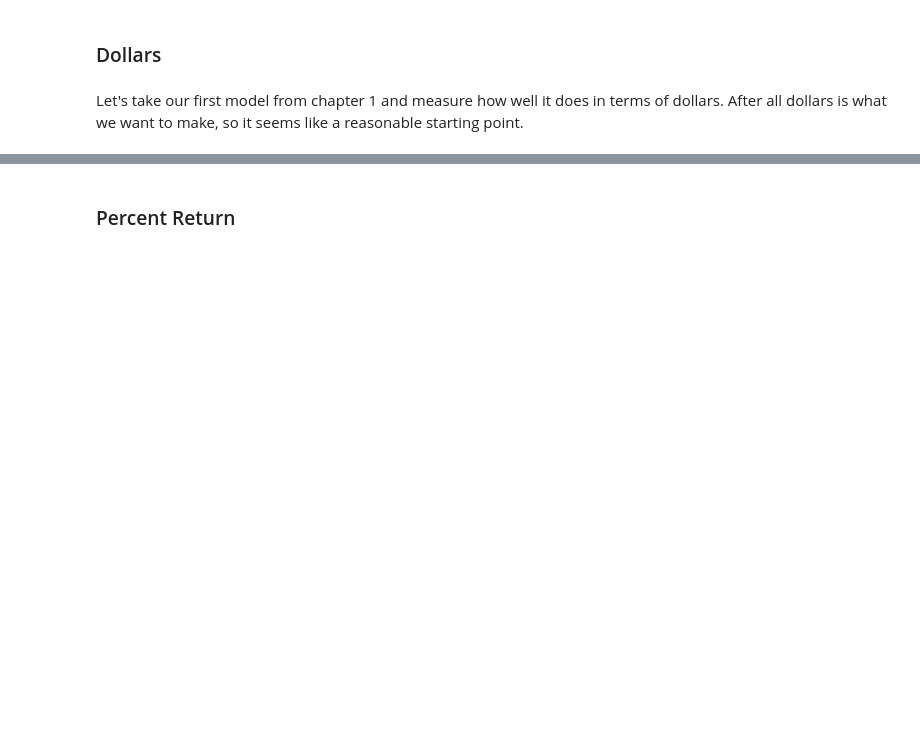
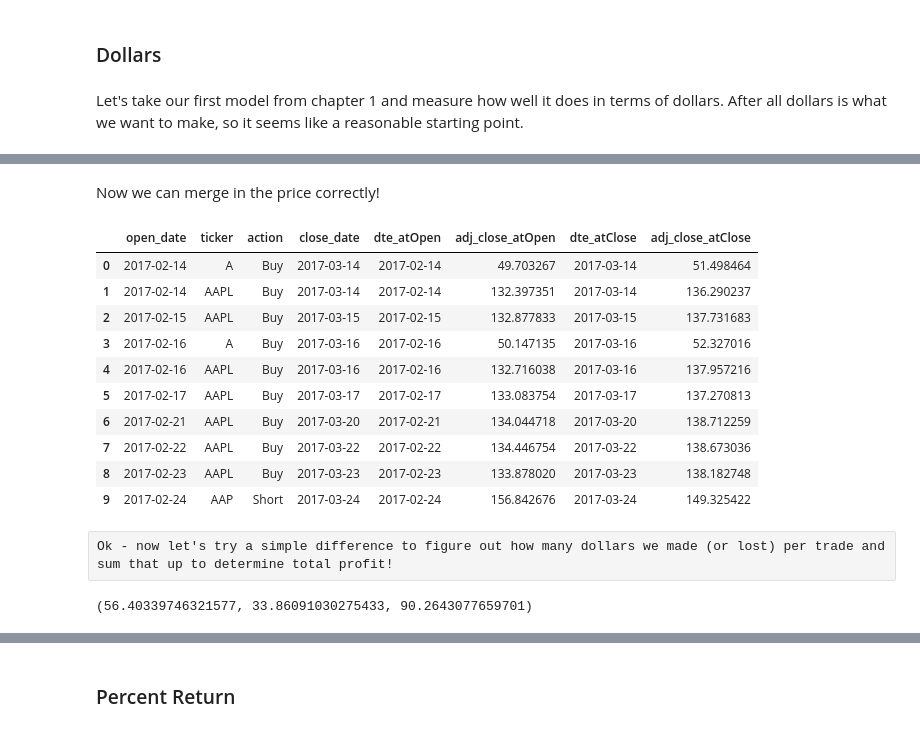
Before and after one commit to Isaac-Flath/trading, a Jupyter notebook: trading/102_BasicTesting.ipynb, the cells around one changed output, grey strips where cells are left out. Drawn from its saved outputs; the diff is of its cells as text; code cells hidden in the pictures; blank space fills up the shorter version.

```diff
--- a/trading/102_BasicTesting.ipynb
+++ b/trading/102_BasicTesting.ipynb
@@ -139,0 +165,46 @@ transactions
+# %%
+def get_next_trading_day(dte,unique_dates):
+    return unique_dates.filter(lambda x: pd.Timestamp(x) >= pd.Timestamp(dte))[0]
+# %%
+f = bind(get_next_trading_day,unique_dates=unique_dates)
+transactions['open_date'] = transactions.open_date.apply(f)
+transactions['close_date'] = transactions.close_date.apply(f)
+# %%
+transactions['open_date'] = pd.to_datetime(transactions.open_date)
+transactions['close_date'] = pd.to_datetime(transactions.close_date)
+# %% [markdown]
+Now we can merge in the price correctly!
+# %%
+transactions = pd.merge(left=transactions,left_on=['open_date','ticker'],
+                         right=df_valid_long,right_on=['dte','ticker'],
+                          how='left')
+transactions = pd.merge(left=transactions,left_on=['close_date','ticker'],
+                         right=df_valid_long,right_on=['dte','ticker'],
+                          how='left',
+                          suffixes=('_atOpen','_atClose'))
+# %%
+transactions.head(10)
+# %% [output]
+|  | open_date | ticker | action | close_date | dte_atOpen | adj_close_atOpen | dte_atClose | adj_close_atClose |
+| 0 | 2017-02-14 | A | Buy | 2017-03-14 | 2017-02-14 | 49.703267 | 2017-03-14 | 51.498464 |
+| 1 | 2017-02-14 | AAPL | Buy | 2017-03-14 | 2017-02-14 | 132.397351 | 2017-03-14 | 136.290237 |
+| 2 | 2017-02-15 | AAPL | Buy | 2017-03-15 | 2017-02-15 | 132.877833 | 2017-03-15 | 137.731683 |
+| 3 | 2017-02-16 | A | Buy | 2017-03-16 | 2017-02-16 | 50.147135 | 2017-03-16 | 52.327016 |
+| 4 | 2017-02-16 | AAPL | Buy | 2017-03-16 | 2017-02-16 | 132.716038 | 2017-03-16 | 137.957216 |
+| 5 | 2017-02-17 | AAPL | Buy | 2017-03-17 | 2017-02-17 | 133.083754 | 2017-03-17 | 137.270813 |
+| 6 | 2017-02-21 | AAPL | Buy | 2017-03-20 | 2017-02-21 | 134.044718 | 2017-03-20 | 138.712259 |
+| 7 | 2017-02-22 | AAPL | Buy | 2017-03-22 | 2017-02-22 | 134.446754 | 2017-03-22 | 138.673036 |
+| 8 | 2017-02-23 | AAPL | Buy | 2017-03-23 | 2017-02-23 | 133.878020 | 2017-03-23 | 138.182748 |
+| 9 | 2017-02-24 | AAP | Short | 2017-03-24 | 2017-02-24 | 156.842676 | 2017-03-24 | 149.325422 |
+# %% [raw]
+Ok - now let's try a simple difference to figure out how many dollars we made (or lost) per trade and sum that up to determine total profit!
+# %%
+buy_transactions = transactions.loc[transactions.action == 'Buy']
+short_transactions = transactions.loc[transactions.action == 'Short']
+
+buy_profit = (buy_transactions.adj_close_atClose - buy_transactions.adj_close_atOpen).sum()
+short_profit= -(short_transactions.adj_close_atClose - short_transactions.adj_close_atOpen).sum()
+
+buy_profit,short_profit,buy_profit+short_profit
+# %% [output]
+(56.40339746321577, 33.86091030275433, 90.2643077659701)
```
Also changed, not shown: parts of 34 cells of this notebook, 9 other files.
